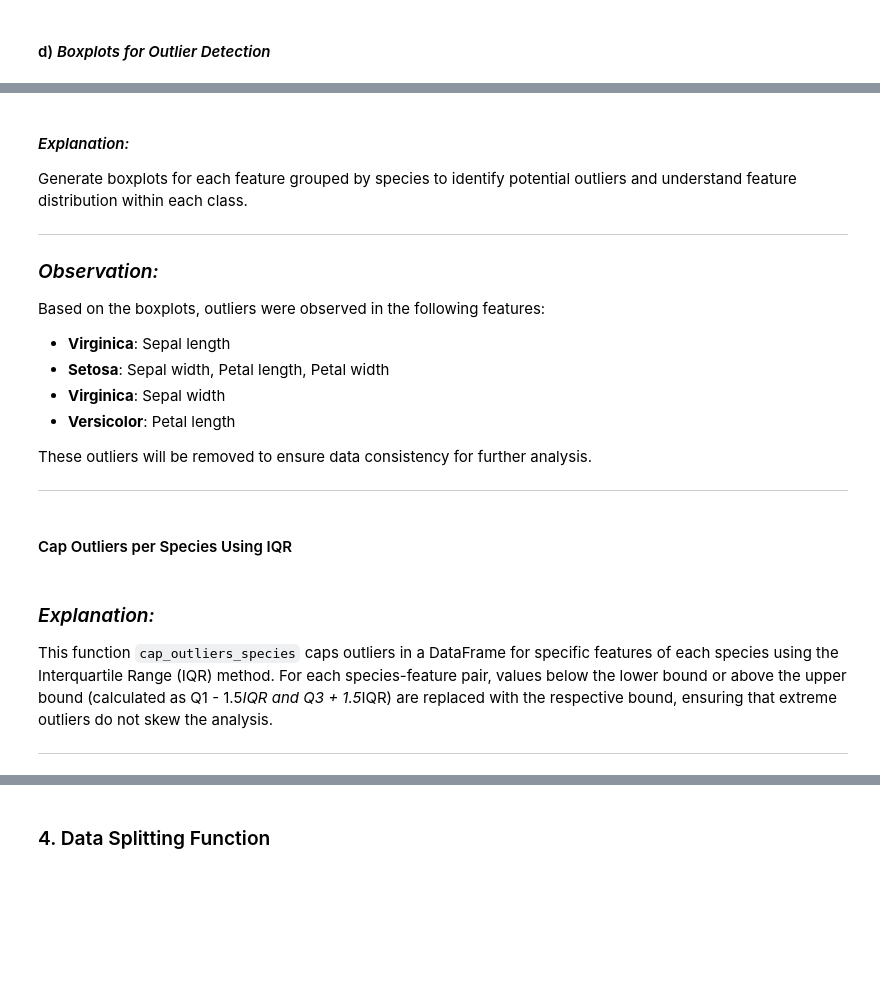
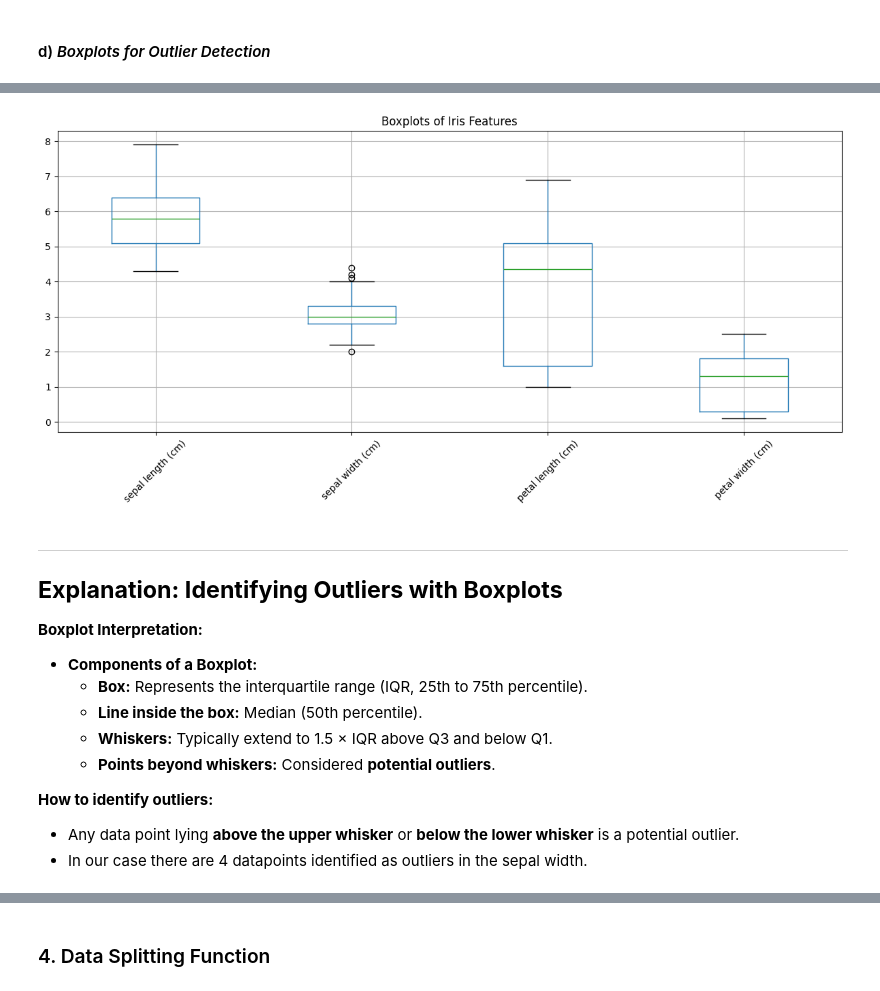
Before and after one commit to ibtj21/DSA-2040_Practical_Exam_Hana_555, a Jupyter notebook: Section_2/Task_1_Data_Preprocessing_and_Exploration/preprocessing_iris.ipynb, the cells around one changed output, grey strips where cells are left out. Drawn from its saved outputs; the diff is of its cells as text; code cells hidden in the pictures; blank space fills up the shorter version.

Commit message:
Updated visualizations: deleted old plots, added Iris dataset plots

```diff
--- a/Section_2/Task_1_Data_Preprocessing_and_Exploration/preprocessing_iris.ipynb
+++ b/Section_2/Task_1_Data_Preprocessing_and_Exploration/preprocessing_iris.ipynb
@@ -208,14 +335,3 @@ Display the correlation matrix as a heatmap to examine relationships and depende
 ___
 # %% [markdown]
 #### d) *Boxplots for Outlier Detection*
-# %%
-def visualize_boxplots(df, feature_cols, label_col='species'):
-    # Plot boxplots to detect outliers per species for each feature
-    plt.figure(figsize=(12,8))
-    for i, feature in enumerate(feature_cols):
-        plt.subplot(2, 2, i + 1)
-        sns.boxplot(x=label_col, y=feature, data=df)
-        plt.title(f'Boxplot of {feature} by {label_col}')
-    plt.tight_layout()
-    plt.show()
-visualize_boxplots(df_encoded, feature_cols)
@@ -224,18 +337,0 @@ visualize_boxplots(df_encoded, feature_cols)
-# %% [markdown]
-#### *Explanation:*
-
-Generate boxplots for each feature grouped by species to identify potential outliers and understand feature distribution within each class.
-___
-
-### *Observation:*
-Based on the boxplots, outliers were observed in the following features:
-
-- **Virginica**: Sepal length
-- **Setosa**: Sepal width, Petal length, Petal width
-- **Virginica**: Sepal width
-- **Versicolor**: Petal length
-
-These outliers will be removed to ensure data consistency for further analysis.
-___
-# %% [markdown]
-#### Cap Outliers per Species Using IQR
@@ -271,5 +338,41 @@ df_capped = cap_outliers_species(df_encoded, outlier_map)
-# %% [markdown]
-
-### *Explanation:*
-This function `cap_outliers_species` caps outliers in a DataFrame for specific features of each species using the Interquartile Range (IQR) method. For each species-feature pair, values below the lower bound or above the upper bound (calculated as Q1 - 1.5*IQR and Q3 + 1.5*IQR) are replaced with the respective bound, ensuring that extreme outliers do not skew the analysis.
-___
+# %%
+import matplotlib.pyplot as plt
+
+def visualize_boxplots(df, feature_cols, title='Boxplots of Features', save_path=None):
+    """
+    Create boxplots for the specified numeric features in the dataframe.
+
+    Parameters:
+    - df: pandas DataFrame containing the data
+    - feature_cols: list of numeric column names to plot
+    - title: title of the plot (default: 'Boxplots of Features')
+    - save_path: path to save the figure (default: None, does not save)
+    """
+    plt.figure(figsize=(12, 6))
+    df[feature_cols].boxplot()
+    plt.title(title)
+    plt.xticks(rotation=45)
+    plt.tight_layout()
+    if save_path:
+        plt.savefig(save_path)
+    plt.show()
+
+# Example usage
+numeric_features = df.columns[:-1]  # all columns except 'species'
+visualize_boxplots(df, numeric_features, title='Boxplots of Iris Features', save_path='boxplots_iris.png')
+# %% [output]
+[figure, added]
+# %% [markdown]
+___
+## **Explanation: Identifying Outliers with Boxplots**
+
+**Boxplot Interpretation:**
+- **Components of a Boxplot:**
+  - **Box:** Represents the interquartile range (IQR, 25th to 75th percentile).
+  - **Line inside the box:** Median (50th percentile).
+  - **Whiskers:** Typically extend to 1.5 × IQR above Q3 and below Q1.
+  - **Points beyond whiskers:** Considered **potential outliers**.
+
+**How to identify outliers:**
+- Any data point lying **above the upper whisker** or **below the lower whisker** is a potential outlier.
+- In our case there are 4 datapoints identified as outliers in the sepal width.
```
Also changed, not shown: parts of 19 cells of this notebook, 4 other files.
